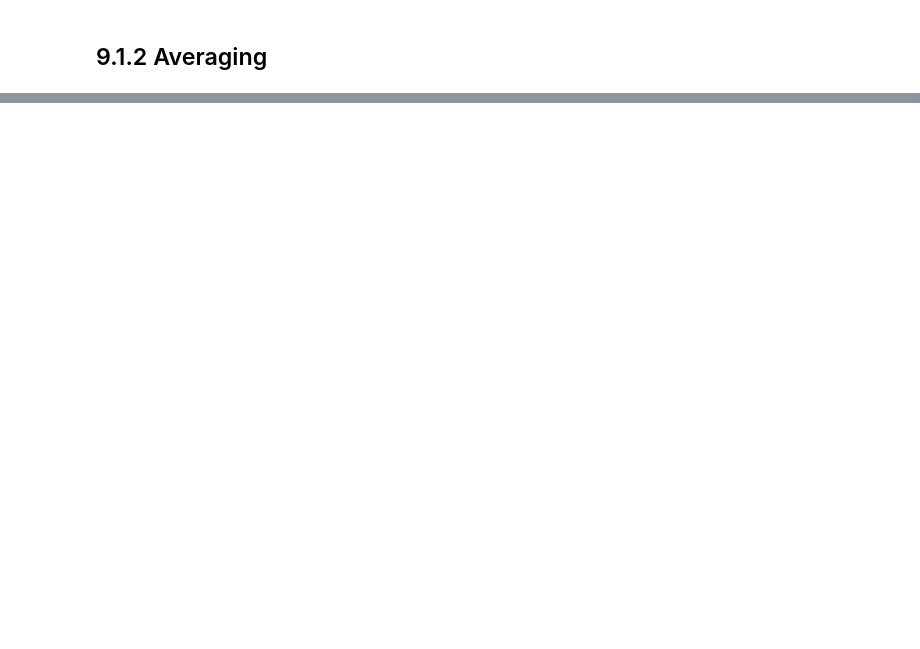
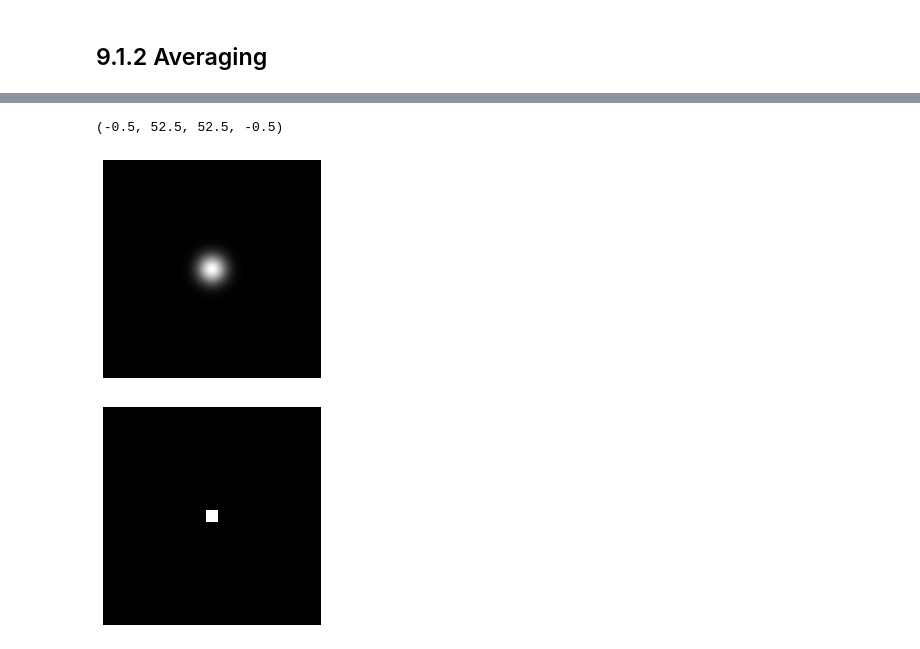
Before and after one commit to mkuchle16/biophysics, a Jupyter notebook: week-06/computer-lab-3.ipynb, the cells around one changed output, grey strips where cells are left out. Saved outputs shown, nothing was run; the diff lists cells and outputs as text; code cells hidden in the pictures; blank space fills up the shorter version.

```diff
--- a/week-06/computer-lab-3.ipynb
+++ b/week-06/computer-lab-3.ipynb
@@ -51,0 +84,14 @@ plt.axis('off')
+# %%
+plt.figure()
+plt.imshow(convolve(impulse,gauss_filter))
+plt.set_cmap('gray')
+plt.axis('off')
+
+plt.figure()
+plt.imshow(convolve(impulse,my_filter))
+plt.set_cmap('gray')
+plt.axis('off')
+# %% [output]
+(-0.5, 52.5, 52.5, -0.5)
+[figure, added]
+[figure, added]
```
Also changed, not shown: parts of 13 cells of this notebook, 3 other files.
